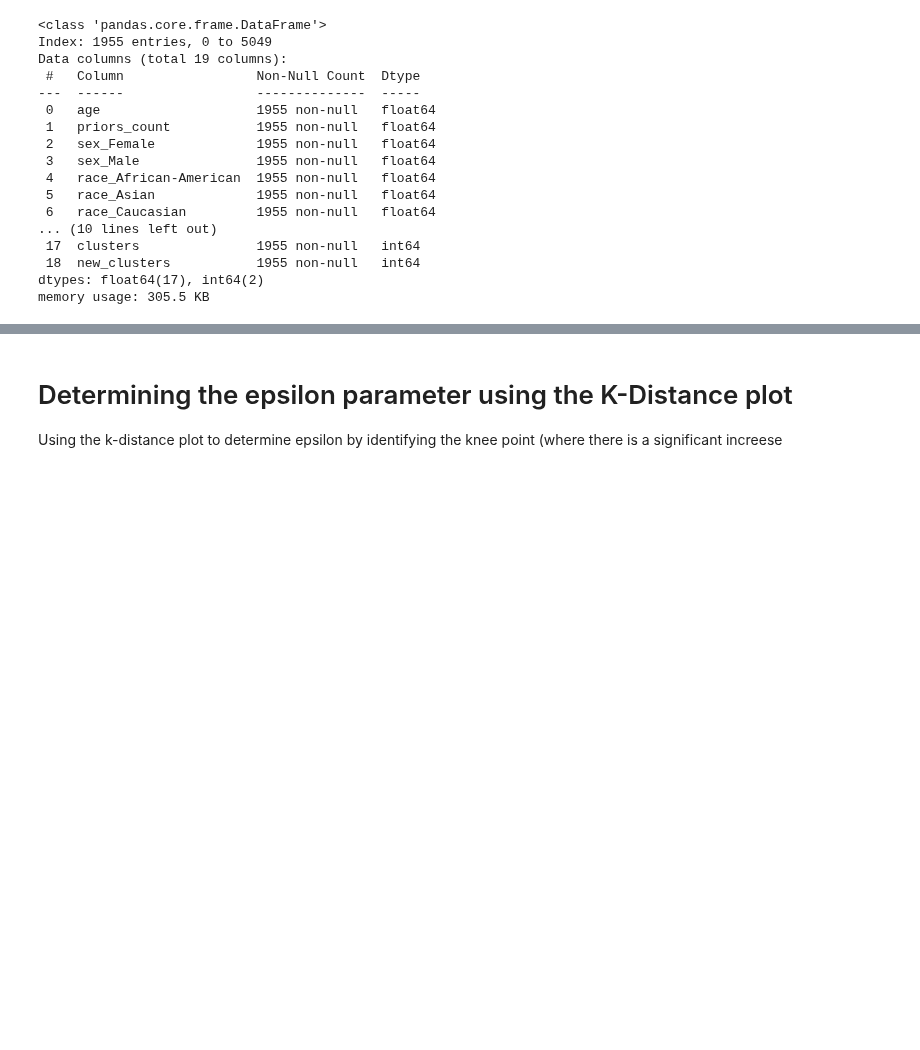
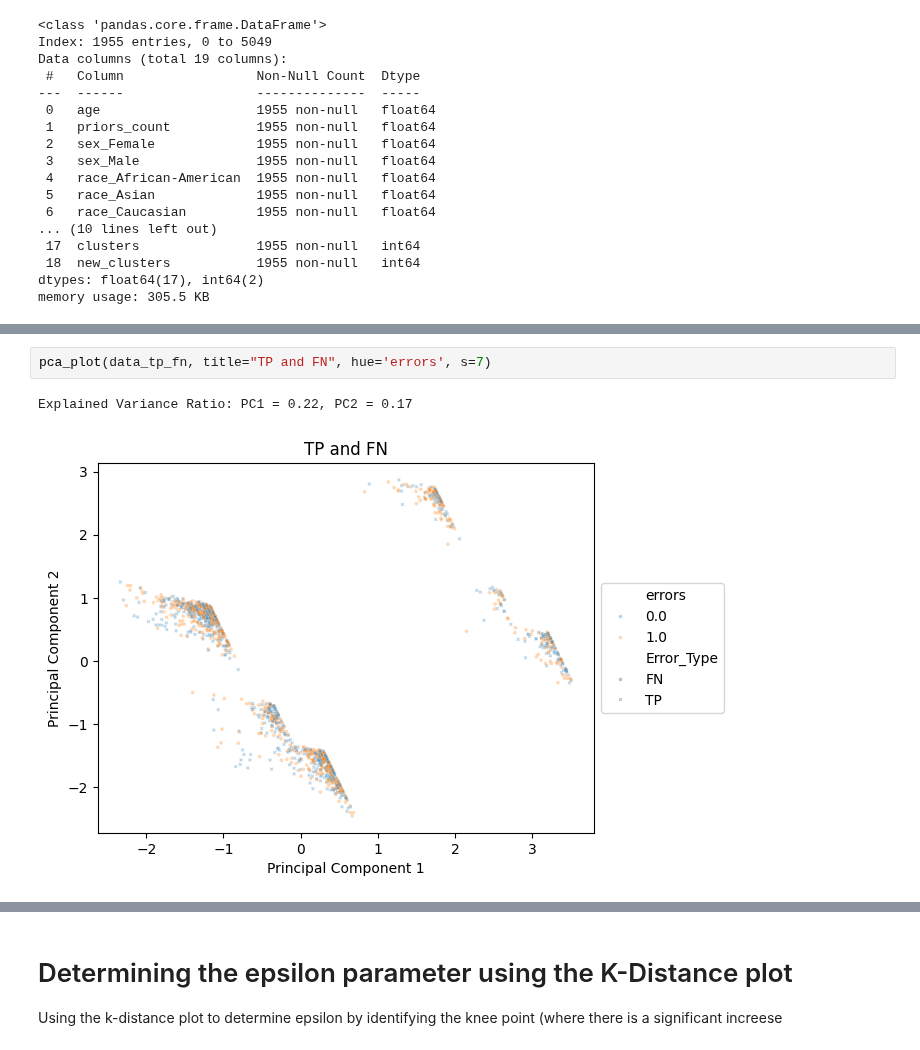
Before and after one commit to MDankloff/ClusterCompas, a Jupyter notebook: COMPAS_Clustering_DBSCAN_clean_utils.ipynb, the cells around one changed output, grey strips where cells are left out. Saved outputs shown, nothing was run; the diff lists cells and outputs as text; blank space fills up the shorter version.

```diff
--- a/COMPAS_Clustering_DBSCAN_clean_utils.ipynb
+++ b/COMPAS_Clustering_DBSCAN_clean_utils.ipynb
@@ -354,0 +355,5 @@ memory usage: 305.5 KB
+# %%
+pca_plot(data_tp_fn, title="TP and FN", hue='errors', s=7)
+# %% [output]
+Explained Variance Ratio: PC1 = 0.22, PC2 = 0.17
+[figure, added]
```
Also changed, not shown: parts of 14 cells of this notebook.
